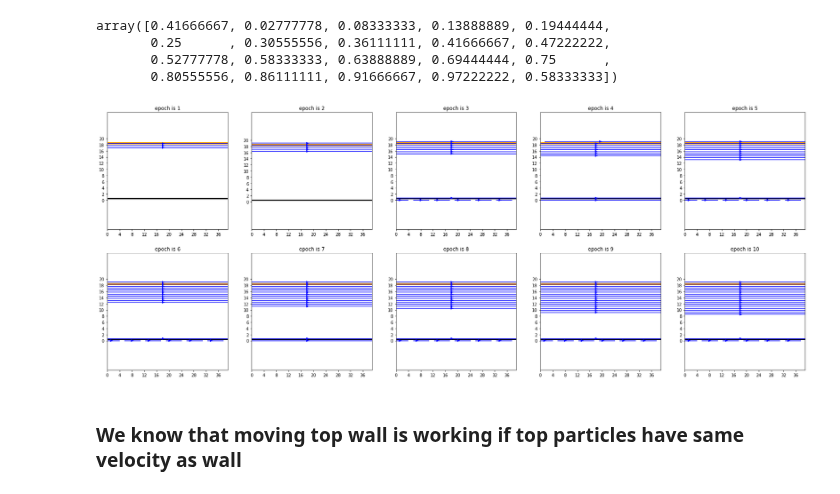
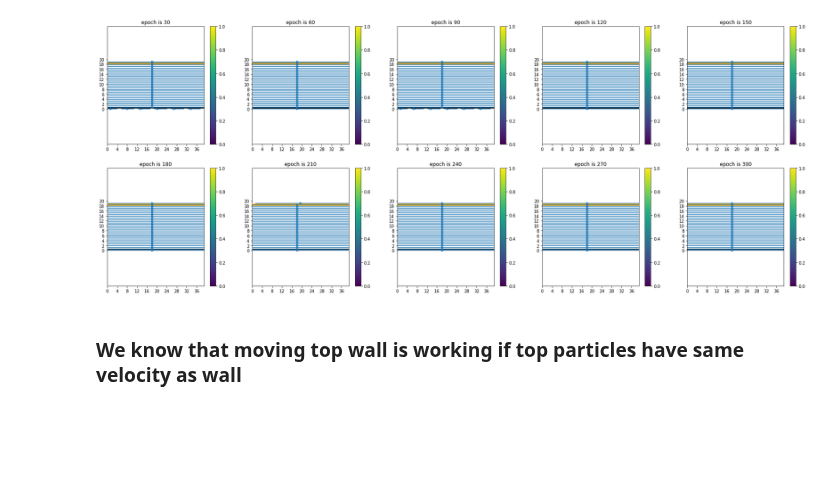
Before and after one commit to jonas27/pylbm, a Jupyter notebook: milestones/m4/m4.ipynb, the cells around one changed output. Cells and saved outputs as stored; diff of their text form; code cells hidden in the pictures; blank space fills up the shorter version.

```diff
--- a/milestones/m4/m4.ipynb
+++ b/milestones/m4/m4.ipynb
@@ -5,22 +5,22 @@ import m4_helpers
 from scipy.optimize import curve_fit
 # %%
 x_dim, y_dim = 40, 20
-velocities = m4_helpers.m4_1(x_dim=x_dim, y_dim=y_dim, epochs=10000, omega=0.5)
+epochs = 300
+velocities = m4_helpers.m4_1(x_dim=x_dim, y_dim=y_dim, epochs=epochs, omega=0.5)
-# %%
-u_aij_max = velocities[len(velocities)-1][0]
-u_aij_max[0,0,:]
-# %% [output]
-array([0.41666667, 0.02777778, 0.08333333, 0.13888889, 0.19444444,
-       0.25      , 0.30555556, 0.36111111, 0.41666667, 0.47222222,
-       0.52777778, 0.58333333, 0.63888889, 0.69444444, 0.75      ,
-       0.80555556, 0.86111111, 0.91666667, 0.97222222, 0.58333333])
+# %%
+num_plots = 10
+print_epoch = round(epochs / num_plots)
+if print_epoch == 0:
+    print_epoch = 1
+
+vel_print = []
+for t in range(len(velocities)):
+    if t % print_epoch == print_epoch-1:
+        vel_print.append((velocities[t], t))
 # %%
 fig = plt.figure(figsize=(30,30))
-fig = m4_helpers.m4_1_fig(fig, x_dim=x_dim, y_dim=y_dim, velocities=velocities)
-
-
-# plt.close()
+fig = m4_helpers.m4_1_fig(fig, x_dim=x_dim, y_dim=y_dim, velocities=vel_print)
 # %% [output]
-[figure, old version]
+[figure, new version]
 # %% [markdown]
 ### We know that moving top wall is working if top particles have same velocity as wall
```
Also changed, not shown: parts of 4 cells of this notebook, 4 other files.
